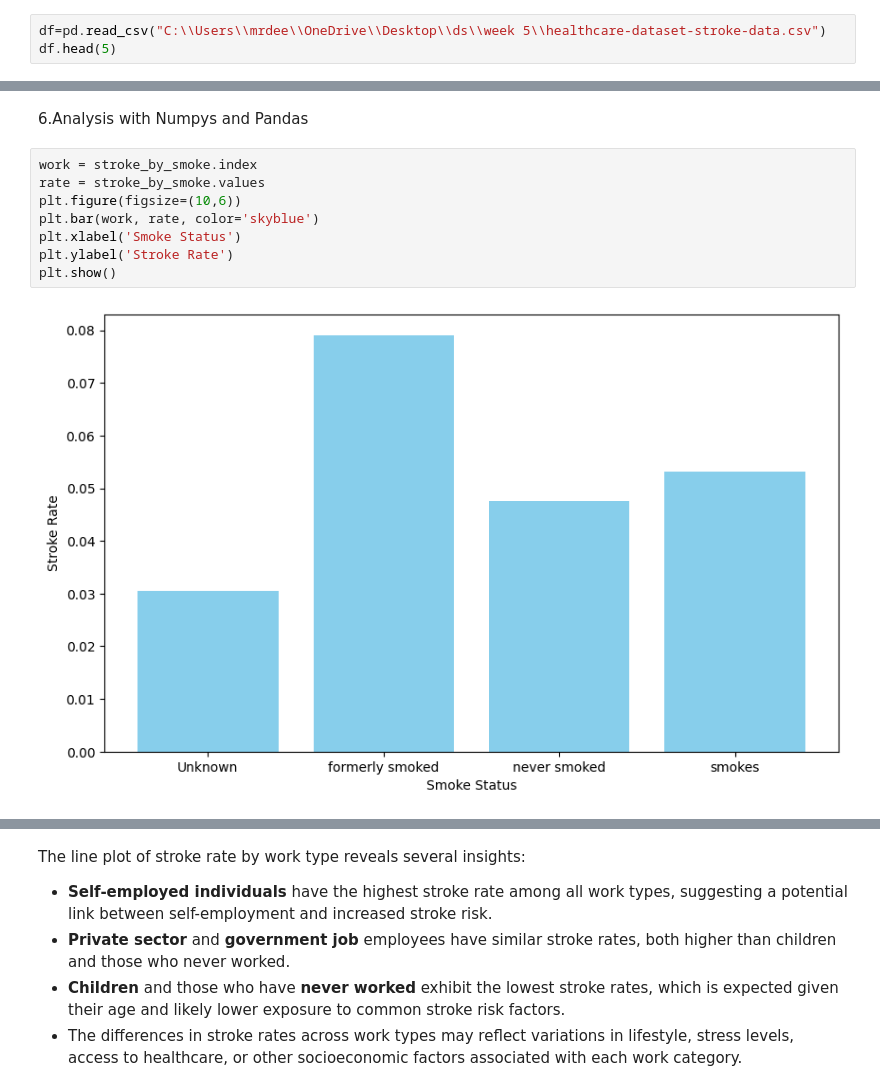
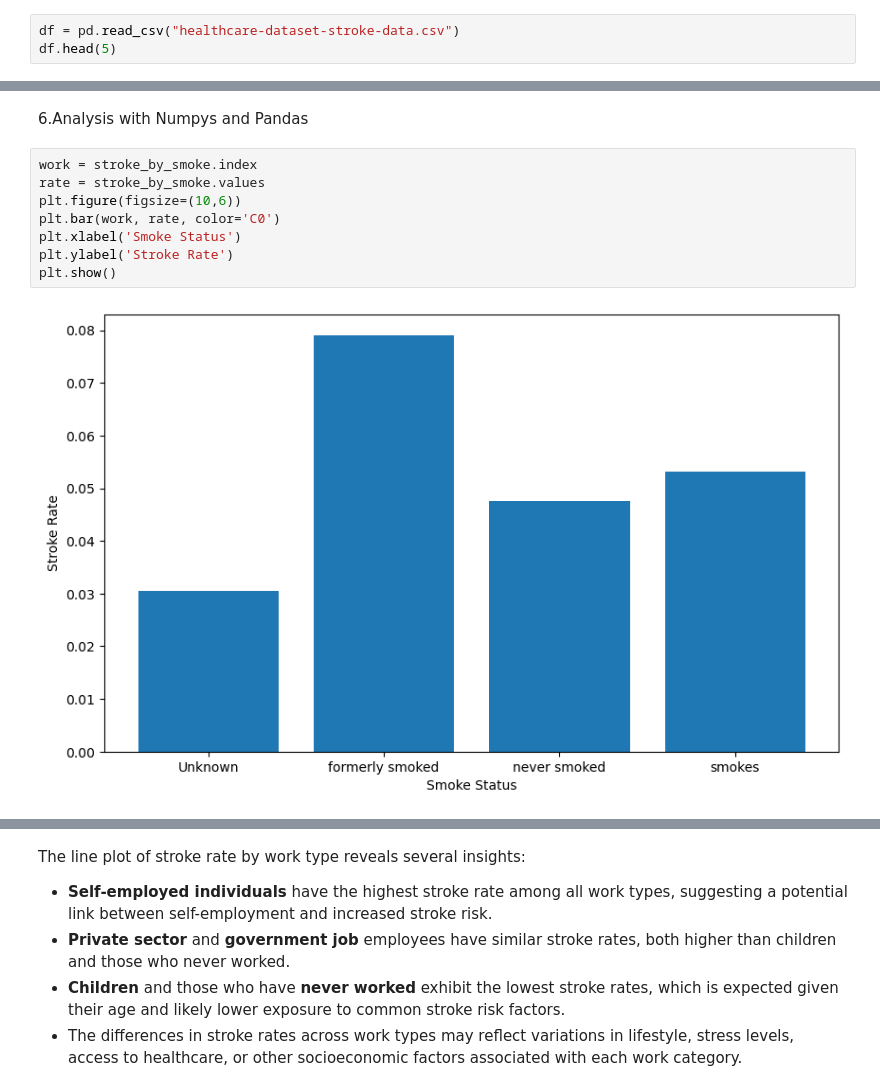
Before and after one commit to SaiSrikar0/data_analysis, a Jupyter notebook: eda_stroke.ipynb, the cells around one changed output, grey strips where cells are left out. Drawn from its saved outputs; the diff is of its cells as text.

```diff
--- a/eda_stroke.ipynb
+++ b/eda_stroke.ipynb
@@ -19,7 +19,7 @@ import seaborn as sns
 # %% [markdown]
 3 Load datset
 # %%
-df=pd.read_csv("C:\\Users\\mrdee\\OneDrive\\Desktop\\ds\\week 5\\healthcare-dataset-stroke-data.csv")
+df = pd.read_csv("healthcare-dataset-stroke-data.csv")
 df.head(5)
 # %% [output]
 |  | id | gender | age | hypertension | heart_disease | ever_married | work_type | Residence_type | ... |
@@ -115,13 +115,13 @@ Name: stroke, Length: 419, dtype: float64
 # %%
 work = stroke_by_smoke.index
 rate = stroke_by_smoke.values
 plt.figure(figsize=(10,6))
-plt.bar(work, rate, color='skyblue')
+plt.bar(work, rate, color='C0')
 plt.xlabel('Smoke Status')
 plt.ylabel('Stroke Rate')
 plt.show()
 # %% [output]
-[figure, old version]
+[figure, new version]
 # %%
 #Line plot of strokerate by work type
 work = stroke_by_worktype.index
```
Also changed, not shown: parts of 5 cells of this notebook, 7 other files.
